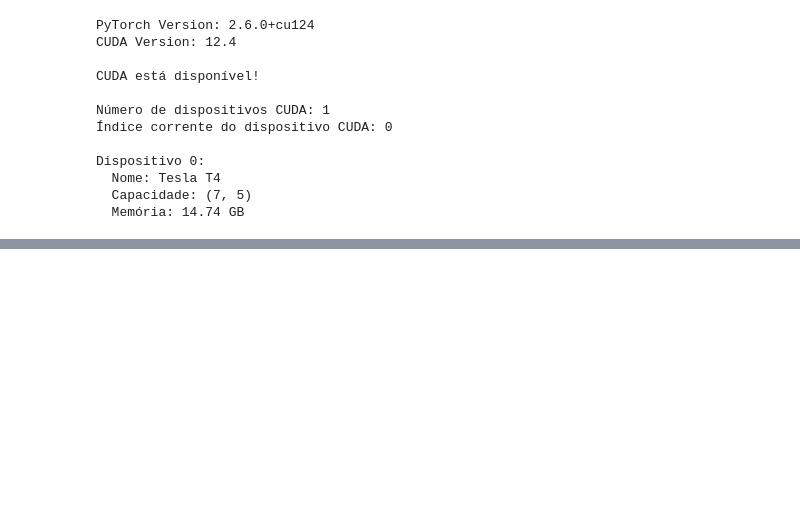
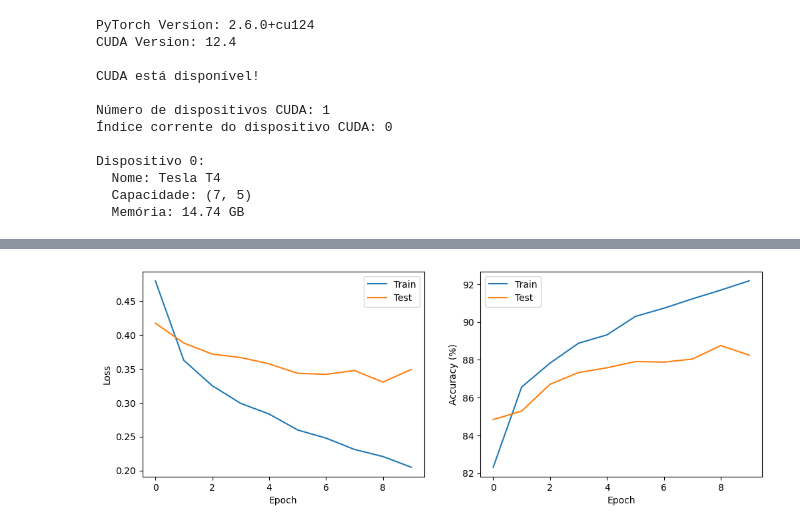
Before and after one commit to armandossrecife/teste, a Jupyter notebook: check_cuda_by_torch.ipynb, the cells around one changed output, grey strips where cells are left out. Drawn from its saved outputs; the diff is of its cells as text; code cells hidden in the pictures; blank space fills up the shorter version.

```diff
--- a/check_cuda_by_torch.ipynb
+++ b/check_cuda_by_torch.ipynb
@@ -65,3 +65,6 @@ Dispositivo 0:
   Nome: Tesla T4
   Capacidade: (7, 5)
   Memória: 14.74 GB
+# %%
+x = torch.rand(5, 3)
+print(x)
@@ -67,0 +271,6 @@ Dispositivo 0:
+# %%
+# 3. Initialize Model, Loss, and Optimizer
+device = "cuda" if torch.cuda.is_available() else "cpu"
+model = FashionMNISTModel().to(device)
+loss_fn = nn.CrossEntropyLoss()
+optimizer = optim.Adam(model.parameters(), lr=1e-3)
@@ -67,0 +316,18 @@ Dispositivo 0:
+# %%
+# 6. Training Loop
+epochs = 10
+train_losses, test_losses = [], []
+train_accs, test_accs = [], []
+
+for epoch in range(epochs):
+    train_loss, train_acc = train(train_loader, model, loss_fn, optimizer)
+    test_loss, test_acc = test(test_loader, model, loss_fn)
+
+    train_losses.append(train_loss)
+    test_losses.append(test_loss)
+    train_accs.append(train_acc)
+    test_accs.append(test_acc)
+
+    print(f"Epoch {epoch+1}/{epochs}:")
+    print(f"  Train Loss: {train_loss:.4f} | Accuracy: {train_acc:.2f}%")
+    print(f"  Test Loss:  {test_loss:.4f} | Accuracy: {test_acc:.2f}%")
@@ -67,0 +352,19 @@ Dispositivo 0:
+# %%
+# 7. Plot Results
+plt.figure(figsize=(12, 4))
+plt.subplot(1, 2, 1)
+plt.plot(train_losses, label='Train')
+plt.plot(test_losses, label='Test')
+plt.xlabel('Epoch')
+plt.ylabel('Loss')
+plt.legend()
+
+plt.subplot(1, 2, 2)
+plt.plot(train_accs, label='Train')
+plt.plot(test_accs, label='Test')
+plt.xlabel('Epoch')
+plt.ylabel('Accuracy (%)')
+plt.legend()
+plt.show()
+# %% [output]
+[figure, added]
```
Also changed, not shown: parts of 13 cells of this notebook.
